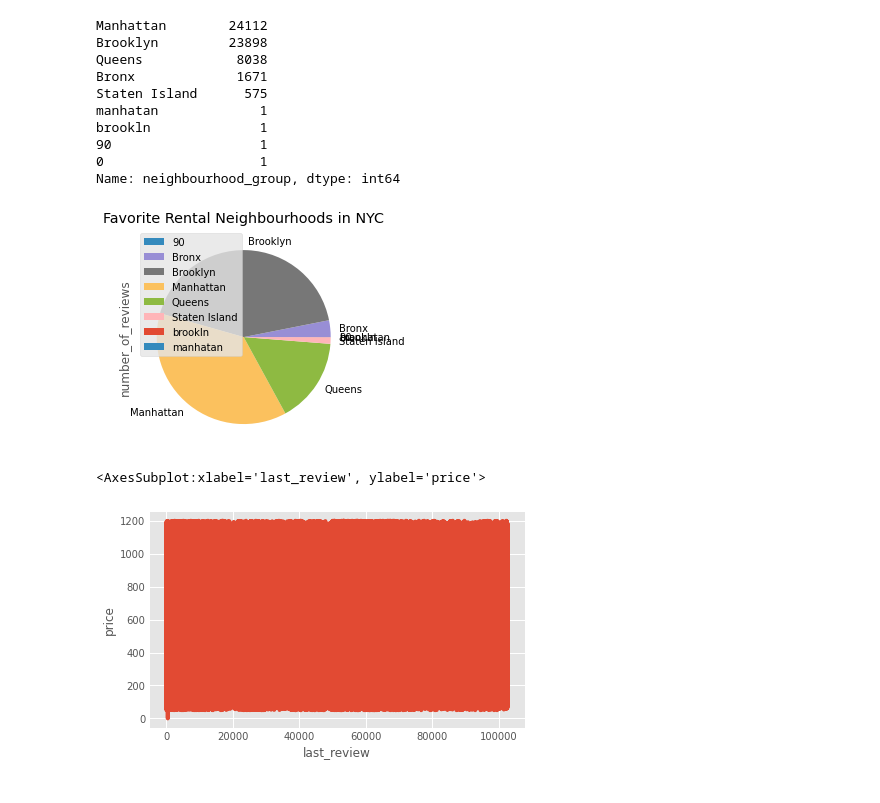
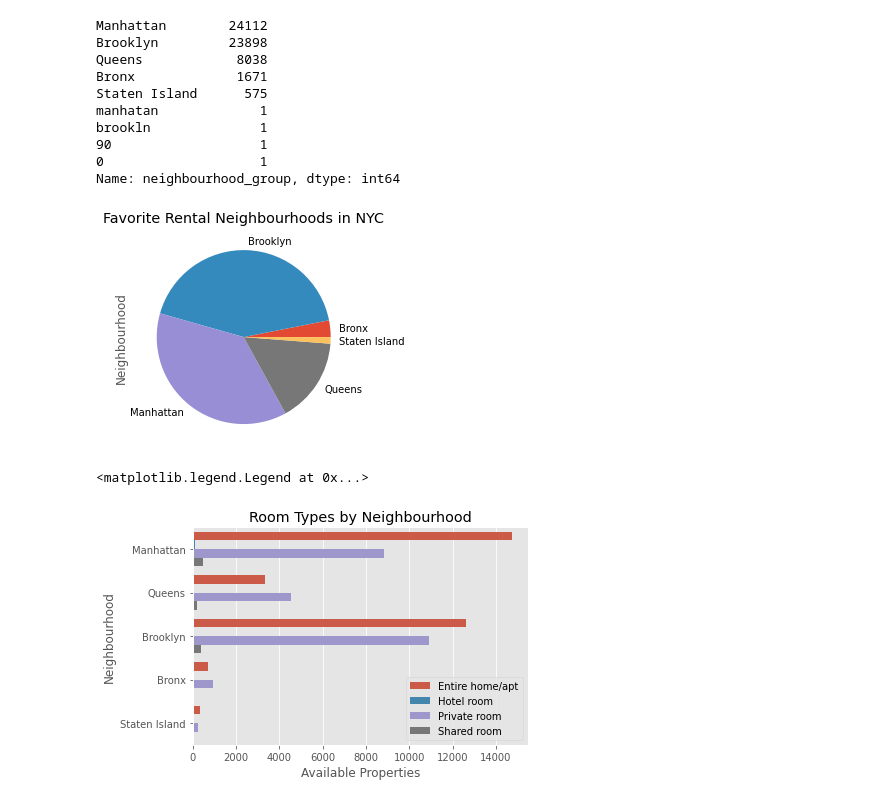
Before and after one commit to til021/Airbnb-Open-Data-Kaggle, a Jupyter notebook: Airbnb Dataset.ipynb, the cells around one changed output. Drawn from its saved outputs; the diff is of its cells as text; code cells hidden in the pictures.

```diff
--- a/Airbnb Dataset.ipynb
+++ b/Airbnb Dataset.ipynb
@@ -301,14 +306,17 @@ Name: neighbourhood_group, dtype: int64
 # %%
 airbnb.groupby(airbnb["neighbourhood_group"])["number_of_reviews"].sum().plot.pie()
 plt.title("Favorite Rental Neighbourhoods in NYC")
-plt.legend()
+plt.ylabel("Neighbourhood")
 plt.savefig("Pie Chart - Favorite Rental Neighbourhoods in NYC")
 # %% [output]
-[figure, old version]
+[figure, new version]
-# %%
-plt.xlabel("last_review")
-sns.lineplot(data=airbnb["price"])
-# %% [output]
-<AxesSubplot:xlabel='last_review', ylabel='price'>
-[figure, removed]
+# %%
+sns.countplot(data=airbnb, y=airbnb["neighbourhood_group"], hue='room_type');
+plt.title("Room Types by Neighbourhood")
+plt.ylabel("Neighbourhood")
+plt.xlabel("Available Properties")
+plt.legend(loc="lower right")
+# %% [output]
+<matplotlib.legend.Legend at 0x...>
+[figure, added]
 # %%
```
Also changed, not shown: parts of 6 cells of this notebook.
